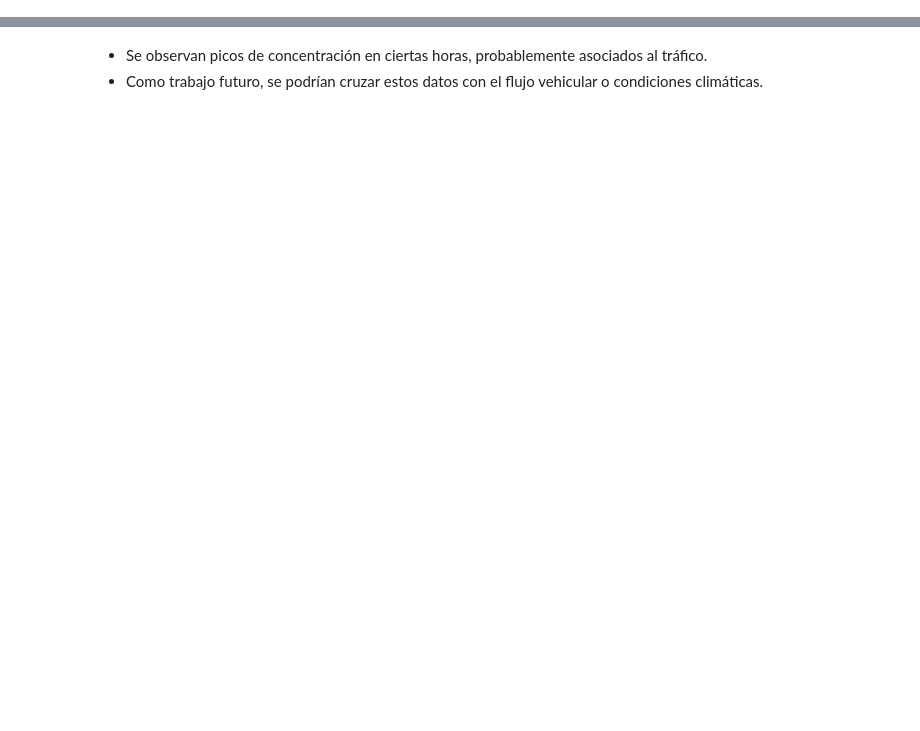
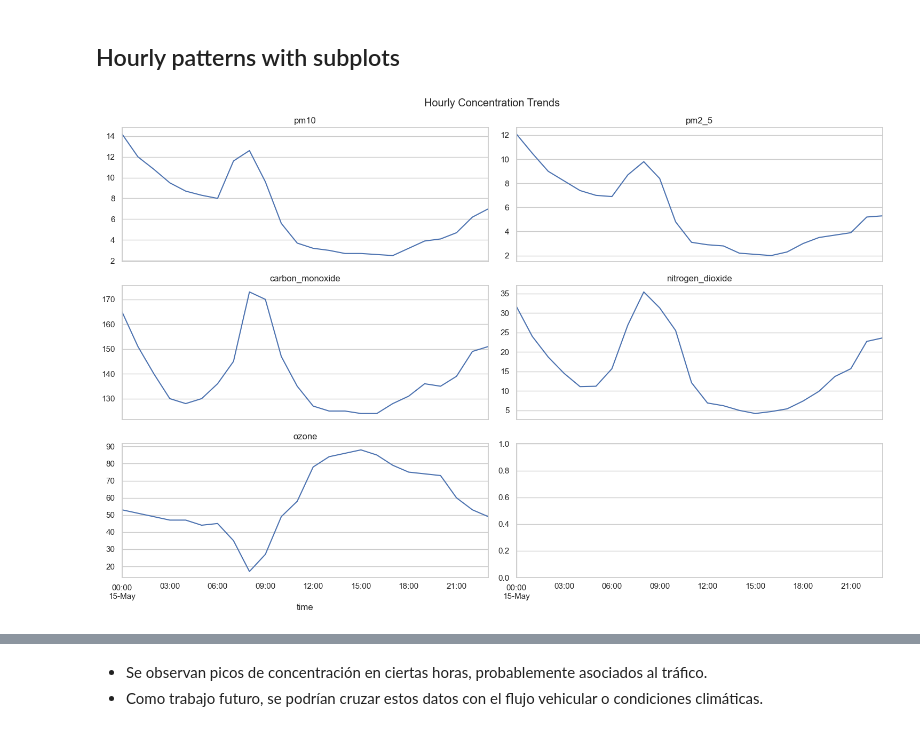
Before and after one commit to carleondel/madrid_pollution_project, a Jupyter notebook: src/analysis.ipynb, the cells around one changed output, grey strips where cells are left out. Saved outputs shown, nothing was run; the diff lists cells and outputs as text; code cells hidden in the pictures; blank space fills up the shorter version.

```diff
--- a/src/analysis.ipynb
+++ b/src/analysis.ipynb
@@ -16,0 +98,14 @@ df.head()
+# %% [markdown]
+## Hourly patterns with subplots
+# %%
+fig, axes = plt.subplots(nrows=3, ncols=2, figsize=(15, 10), sharex=True)
+axes = axes.flatten()
+
+for i, pollutant in enumerate(pollutants):
+    df[pollutant].plot(ax=axes[i], title=pollutant)
+
+plt.suptitle("Hourly Concentration Trends")
+plt.tight_layout()
+plt.show()
+# %% [output]
+[figure, added]
```
Also changed, not shown: parts of 15 cells of this notebook, 1 other file.
